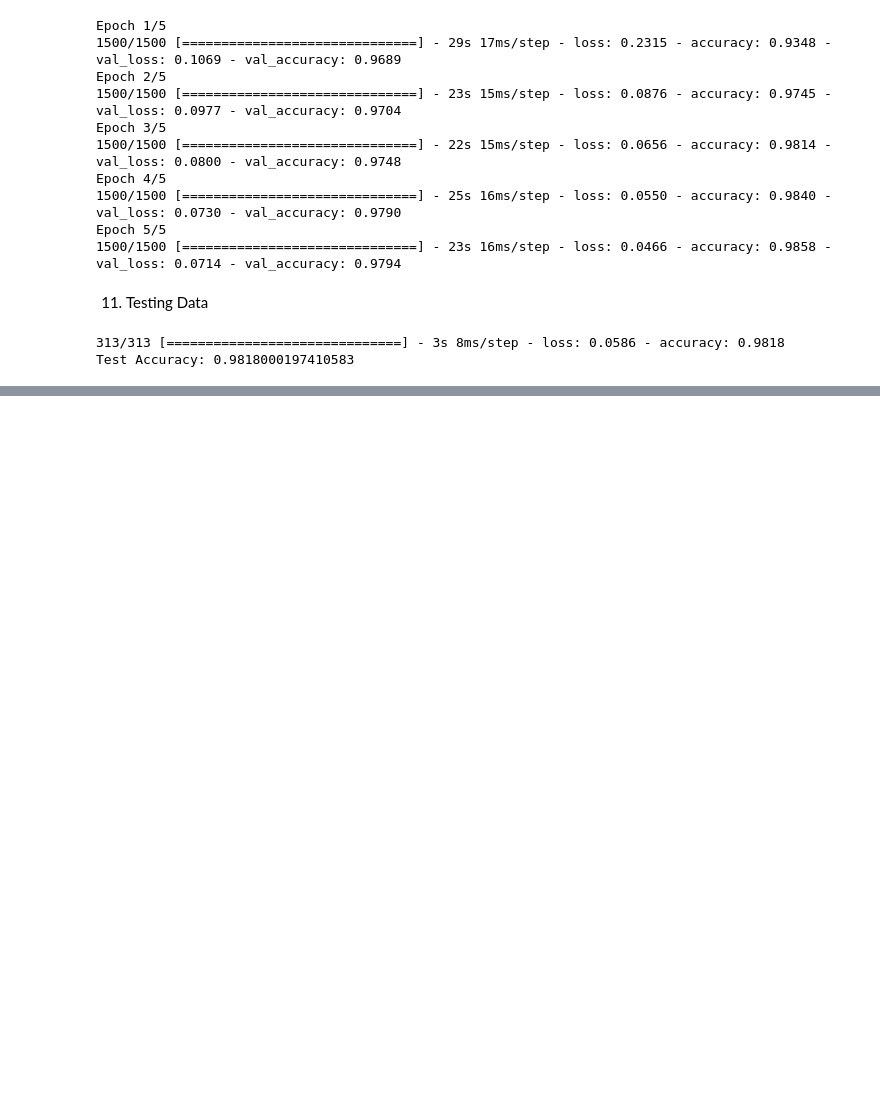
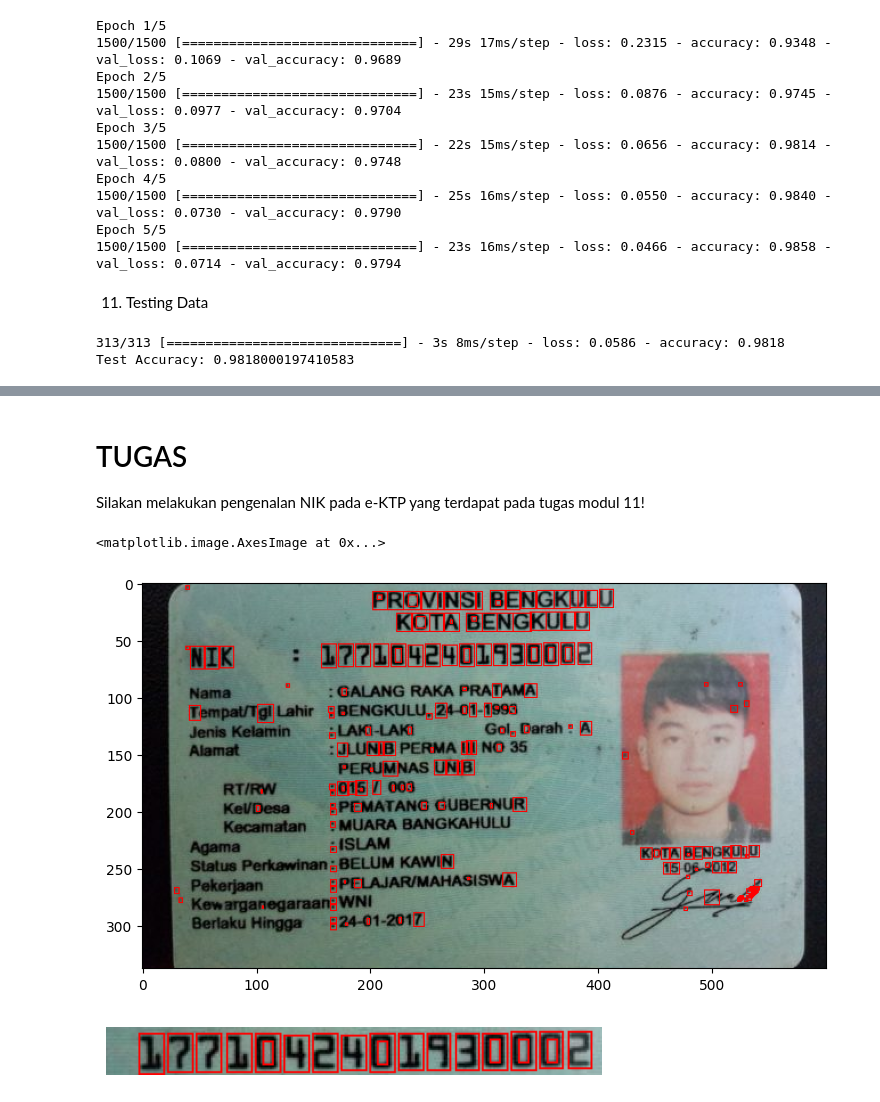
Before and after one commit to adindasyv/2141720096-machinelearning-2023, a Jupyter notebook: Week12/Week12.ipynb, the cells around one changed output, grey strips where cells are left out. Saved outputs shown, nothing was run; the diff lists cells and outputs as text; code cells hidden in the pictures; blank space fills up the shorter version.

```diff
--- a/Week12/Week12.ipynb
+++ b/Week12/Week12.ipynb
@@ -771,0 +687,47 @@ plt.show()
+# %% [markdown]
+# TUGAS
+Silakan melakukan pengenalan NIK pada e-KTP yang terdapat pada tugas modul 11!
+# %%
+# load data
+img = cv.imread('/content/drive/MyDrive/Colab Notebooks/smt 5 pcvk/images/ktp pcvk/ktp1.png')
+
+
+blurred = cv.GaussianBlur(img, (5, 5), 0.5)
+
+gray = cv.cvtColor(blurred, cv.COLOR_BGR2GRAY)
+ret, bw = cv.threshold(gray.copy(), 0, 255, cv.THRESH_BINARY + cv.THRESH_OTSU)
+
+erode = cv.erode(bw.copy(), cv.getStructuringElement(cv.MORPH_OPEN, (1, 1)))
+
+# Ekstraksi kontur
+contours, hierarchy = cv.findContours(erode.copy(), cv.RETR_TREE, cv.CHAIN_APPROX_NONE)
+# Looping contours untuk mendapatkan kontur yang sesuai
+for cnt in contours:
+    x, y, w, h = cv.boundingRect(cnt)
+    ras = format(w / h, '.2f')
+    if h >= 4 and w >= 1 and float(ras) <= 1:
+      cv.rectangle(img, (x, y), (x + w, y + h), (0, 0, 255), thickness=1)
+    elif h >= 2 and w >= 1 and float(ras) <= 1:
+      cv.rectangle(img, (x, y), (x + w, y + h), (0, 0, 255), thickness=1)
+
+plt.figure(figsize=(10,5))
+plt.imshow(cv.cvtColor(img, cv.COLOR_BGR2RGB))
+# %% [output]
+<matplotlib.image.AxesImage at 0x...>
+[figure, added]
+# %%
+# Koordinat cropping
+crop_y_start = 50
+crop_y_end = 75
+crop_x_start = 140
+crop_x_end = 400
+
+# Melakukan cropping pada gambar
+cropped_image = img[crop_y_start:crop_y_end, crop_x_start:crop_x_end]
+
+# Menampilkan gambar hasil cropping
+plt.imshow(cv.cvtColor(cropped_image, cv.COLOR_BGR2RGB))
+plt.axis('off')
+plt.show()
+# %% [output]
+[figure, added]
```
Also changed, not shown: parts of 3 cells of this notebook.
